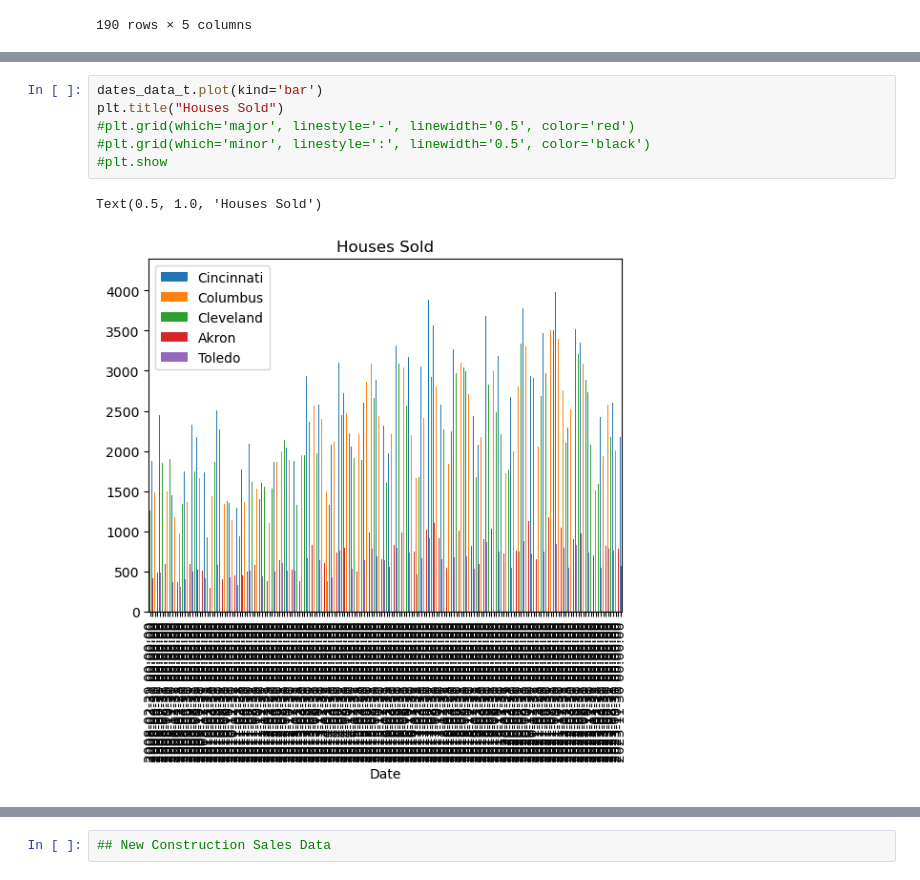
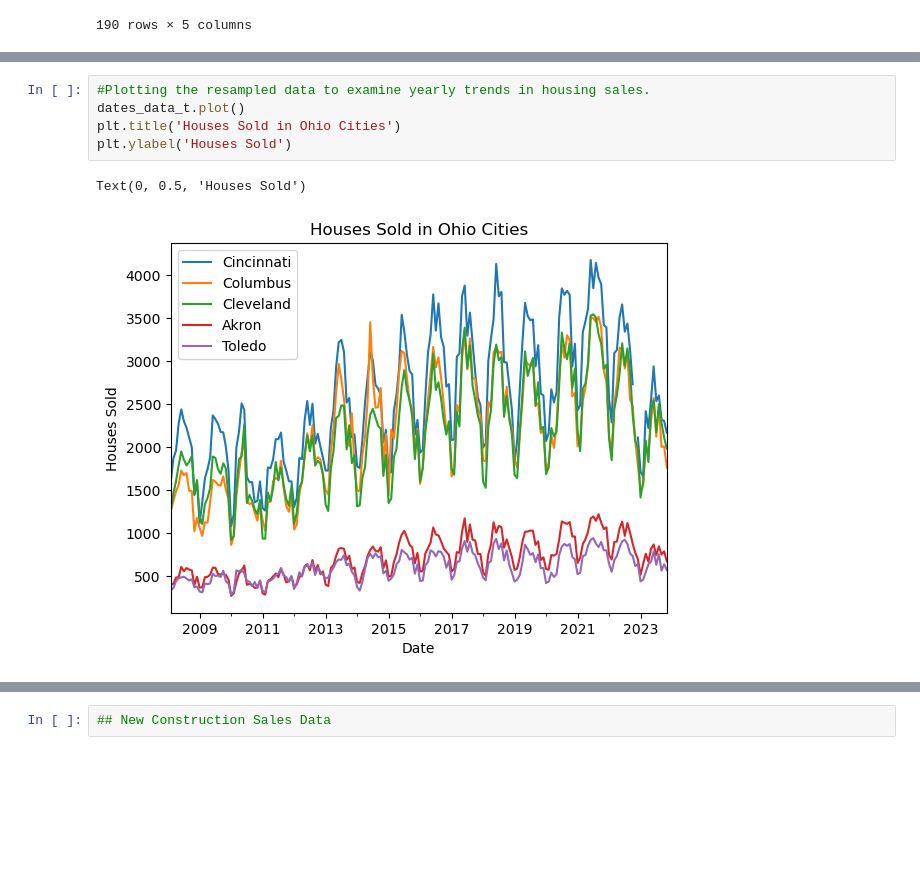
Before and after one commit to McKala1/Project-1, a Jupyter notebook: OSU_AI_Project_1.ipynb, the cells around one changed output, grey strips where cells are left out. Drawn from its saved outputs; the diff is of its cells as text; blank space fills up the shorter version.

```diff
--- a/OSU_AI_Project_1.ipynb
+++ b/OSU_AI_Project_1.ipynb
@@ -409,9 +363,8 @@ dates_data_t.plot()
-# %%
-dates_data_t.plot(kind='bar')
-plt.title("Houses Sold")
-#plt.grid(which='major', linestyle='-', linewidth='0.5', color='red')
-#plt.grid(which='minor', linestyle=':', linewidth='0.5', color='black')
-#plt.show
-# %% [output]
-Text(0.5, 1.0, 'Houses Sold')
-[figure, removed]
+# %%
+#Plotting the resampled data to examine yearly trends in housing sales.
+dates_data_t.plot()
+plt.title('Houses Sold in Ohio Cities')
+plt.ylabel('Houses Sold')
+# %% [output]
+Text(0, 0.5, 'Houses Sold')
+[figure, added]
```
Also changed, not shown: parts of 111 cells of this notebook.
